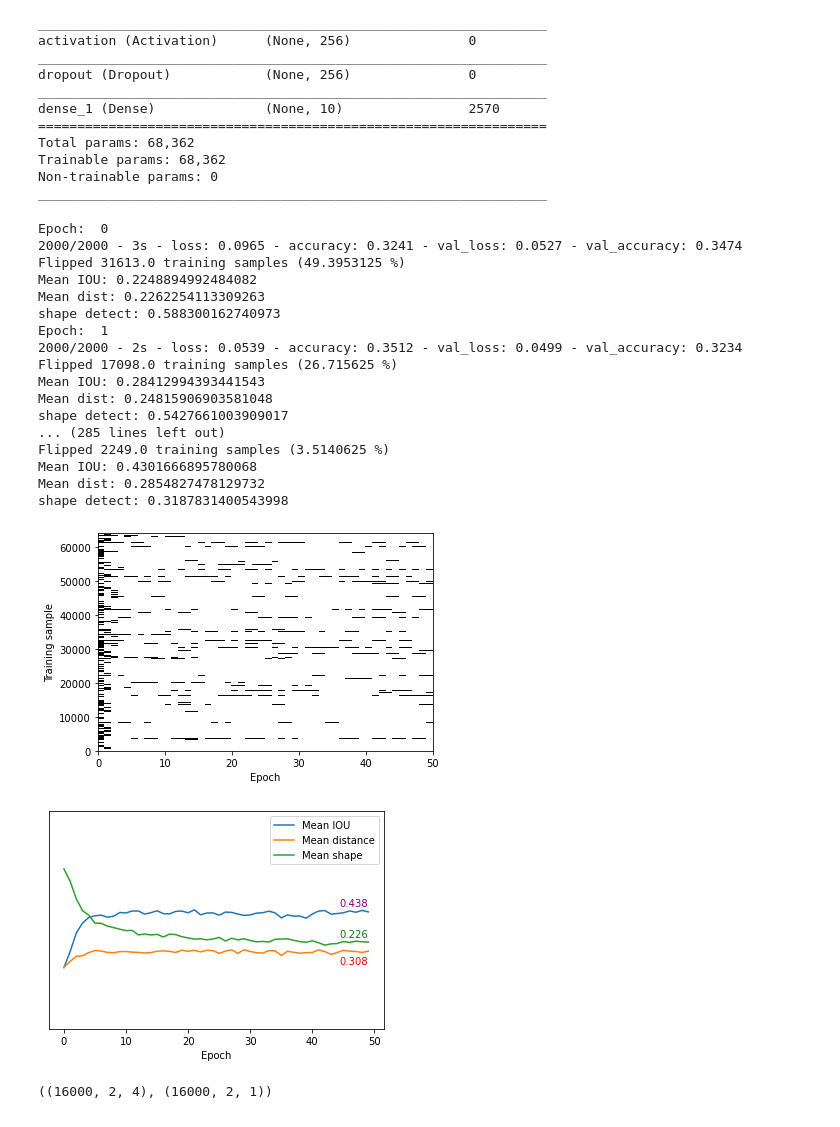
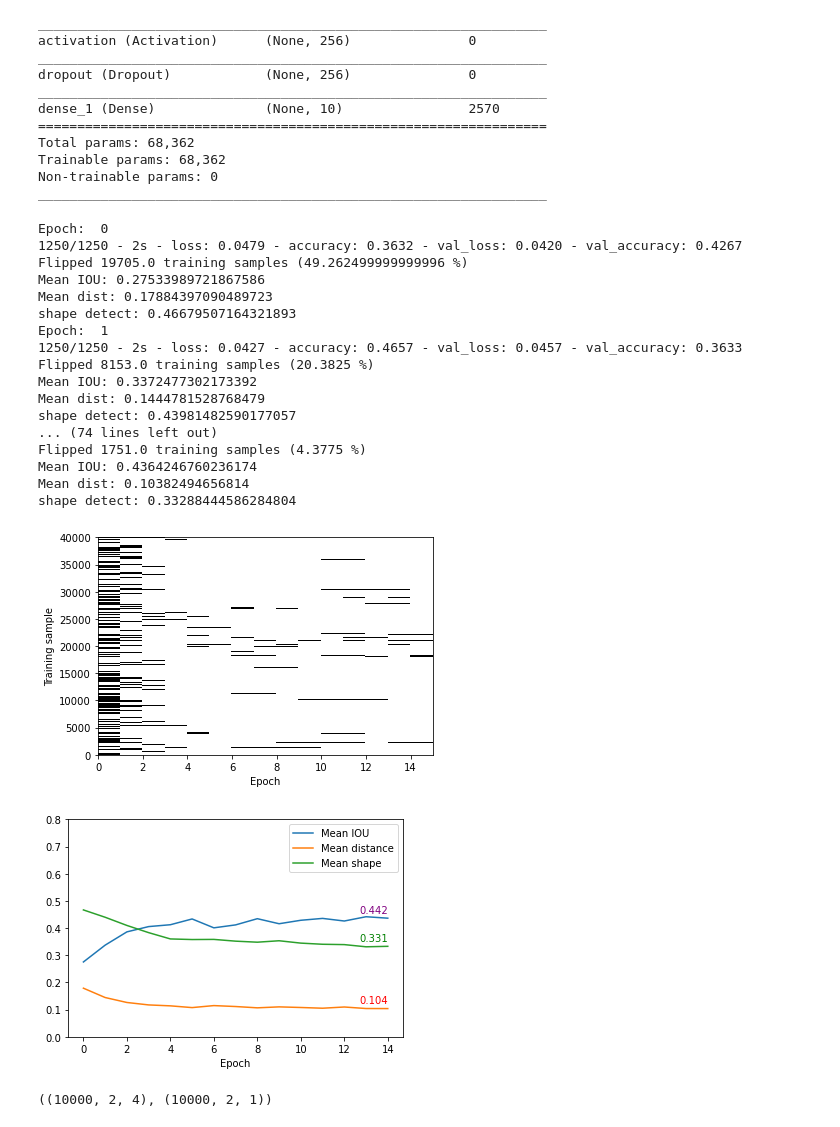
Before and after one commit to Robinbird01/object-detection, a Jupyter notebook: two-rectangles-or-triangles.ipynb, the cells around one changed output. Saved outputs shown, nothing was run; the diff lists cells and outputs as text; code cells hidden in the pictures.

```diff
--- a/two-rectangles-or-triangles.ipynb
+++ b/two-rectangles-or-triangles.ipynb
@@ -4,7 +4,7 @@ import matplotlib.pyplot as plt
 import matplotlib
 %matplotlib inline
 # %%
-num_imgs = 80000
+num_imgs = 50000
 
 img_size = 16
 min_rect_size = 3
@@ -125,7 +125,7 @@ def distance(bbox1, bbox2):
 # Flip bboxes during training.
 # Note: The validation loss is always quite big here because we don't flip the bounding boxes for the validation data.
 
-num_epochs = 50
+num_epochs = 15
 flipped_train_y = np.array(train_y)
 flipped = np.zeros((len(flipped_train_y), num_epochs))
 ious = np.zeros((len(flipped_train_y), num_epochs))
@@ -155,9 +155,9 @@ for epoch in range(num_epochs):
         iou = IOU(pred_bboxes[:4], exp_bboxes[:4]) + IOU(pred_bboxes[5:], exp_bboxes[5:])
         iou_flipped = IOU(pred_bboxes[:4], flipped_exp_bboxes[:4]) + IOU(pred_bboxes[5:], flipped_exp_bboxes[5:])
 
-        dist = distance(pred_bboxes[:4], exp_bboxes[:4]) + IOU(pred_bboxes[5:], exp_bboxes[5:])
-        dist_flipped = distance(pred_bboxes[:4], flipped_exp_bboxes[:4]) + IOU(pred_bboxes[5:], flipped_exp_bboxes[5:])
-
+        dist = distance(pred_bboxes[:4], exp_bboxes[:4]) + distance(pred_bboxes[5:], exp_bboxes[5:])
+        dist_flipped = distance(pred_bboxes[:4], flipped_exp_bboxes[:4]) + distance(pred_bboxes[5:], flipped_exp_bboxes[5:])
+        #print (pred_bboxes[:3], "\n", exp_bboxes[:3], "\n", dist)
         #if i < 3:
         #    print("pred_bboxes[:4] = ", pred_bboxes[:4], "\t[5:9] = ", pred_bboxes[5:9])
         #    print("exp_bboxes[:4] = ", exp_bboxes[:4], "\t[5:9] = ", exp_bboxes[5:9])
@@ -184,22 +184,22 @@ for epoch in range(num_epochs):
     print ('shape detect: {}'.format(np.mean(shape_accuracy[:, epoch])))
 # %% [output]
 Epoch:  0
-2000/2000 - 3s - loss: 0.0965 - accuracy: 0.3241 - val_loss: 0.0527 - val_accuracy: 0.3474
-Flipped 31613.0 training samples (49.3953125 %)
-Mean IOU: 0.2248894992484082
-Mean dist: 0.2262254113309263
-shape detect: 0.588300162740973
+1250/1250 - 2s - loss: 0.0479 - accuracy: 0.3632 - val_loss: 0.0420 - val_accuracy: 0.4267
+Flipped 19705.0 training samples (49.262499999999996 %)
+Mean IOU: 0.27533989721867586
+Mean dist: 0.17884397090489723
+shape detect: 0.46679507164321893
 Epoch:  1
-2000/2000 - 2s - loss: 0.0539 - accuracy: 0.3512 - val_loss: 0.0499 - val_accuracy: 0.3234
-Flipped 17098.0 training samples (26.715625 %)
-Mean IOU: 0.28412994393441543
-Mean dist: 0.24815906903581048
-shape detect: 0.5427661003909017
-... (285 lines left out)
-Flipped 2249.0 training samples (3.5140625 %)
-Mean IOU: 0.4301666895780068
-Mean dist: 0.2854827478129732
-shape detect: 0.3187831400543998
+1250/1250 - 2s - loss: 0.0427 - accuracy: 0.4657 - val_loss: 0.0457 - val_accuracy: 0.3633
+Flipped 8153.0 training samples (20.3825 %)
+Mean IOU: 0.3372477302173392
+Mean dist: 0.1444781528768479
+shape detect: 0.43981482590177057
+... (74 lines left out)
+Flipped 1751.0 training samples (4.3775 %)
+Mean IOU: 0.4364246760236174
+Mean dist: 0.10382494656814
+shape detect: 0.33288444586284804
 # %%
 plt.pcolor(flipped[:, :], cmap='Greys')
 plt.xlabel('Epoch')
@@ -207,30 +207,30 @@ plt.ylabel('Training sample')
 
 plt.savefig('two-rectangles-or-triangles_flips.png', dpi = 100)
 # %% [output]
-[figure, old version]
+[figure, new version]
 # %%
 plt.plot(np.mean(ious, axis=0), label='Mean IOU')  # between predicted and assigned true bboxes
 plt.plot(np.mean(dists, axis=0), label='Mean distance')  # relative to image size
 plt.plot(np.mean(shape_accuracy, axis=0), label='Mean shape')
 
 mean_ious_epoch = np.mean(ious, axis = 0)
 mean_dists_epoch = np.mean(dists, axis = 0)
 mean_shape_epoch = np.mean(shape_accuracy, axis = 0)
 
 plt.annotate(np.round(np.max(mean_ious_epoch), 3), (len(mean_ious_epoch) - 1, mean_ious_epoch[-1] + 0.02), horizontalalignment = 'right', color = 'purple')
-plt.annotate(np.round(np.min(mean_dists_epoch), 3), (len(mean_dists_epoch) - 1, mean_dists_epoch[-1] + 0.05), horizontalalignment = 'right', color = 'g')
-plt.annotate(np.round(np.min(mean_shape_epoch), 3), (len(mean_shape_epoch) - 1, mean_shape_epoch[-1] - 0.08), horizontalalignment = 'right', color = 'r')
+plt.annotate(np.round(np.min(mean_dists_epoch), 3), (len(mean_dists_epoch) - 1, mean_dists_epoch[-1] + 0.02), horizontalalignment = 'right', color = 'r')
+plt.annotate(np.round(np.min(mean_shape_epoch), 3), (len(mean_shape_epoch) - 1, mean_shape_epoch[-1] + 0.02), horizontalalignment = 'right', color = 'g')
 
-ax = plt.gca()
-ax.axes.yaxis.set_visible(False)
+#ax = plt.gca()
+#ax.axes.yaxis.set_visible(False)
 
 plt.legend()
 plt.xlabel('Epoch')
 plt.ylim(0, 0.8)
 
 plt.savefig('two-rectangles-or-triangles_training_metrics.png', dpi = 100)
 # %% [output]
-[figure, old version]
+[figure, new version]
 # %%
 pred_y = model.predict(test_X)
 pred_y = pred_y.reshape(len(pred_y), num_objects, -1)
@@ -238,7 +238,7 @@ pred_bboxes = pred_y[..., :4] * img_size
 pred_shapes = pred_y[..., 4:5]
 pred_bboxes.shape, pred_shapes.shape
 # %% [output]
-((16000, 2, 4), (16000, 2, 1))
+((10000, 2, 4), (10000, 2, 1))
 # %%
 plt.figure(figsize=(16, 8))
 for i_subplot in range(1, 5):
```
Also changed, not shown: parts of 7 cells of this notebook.
